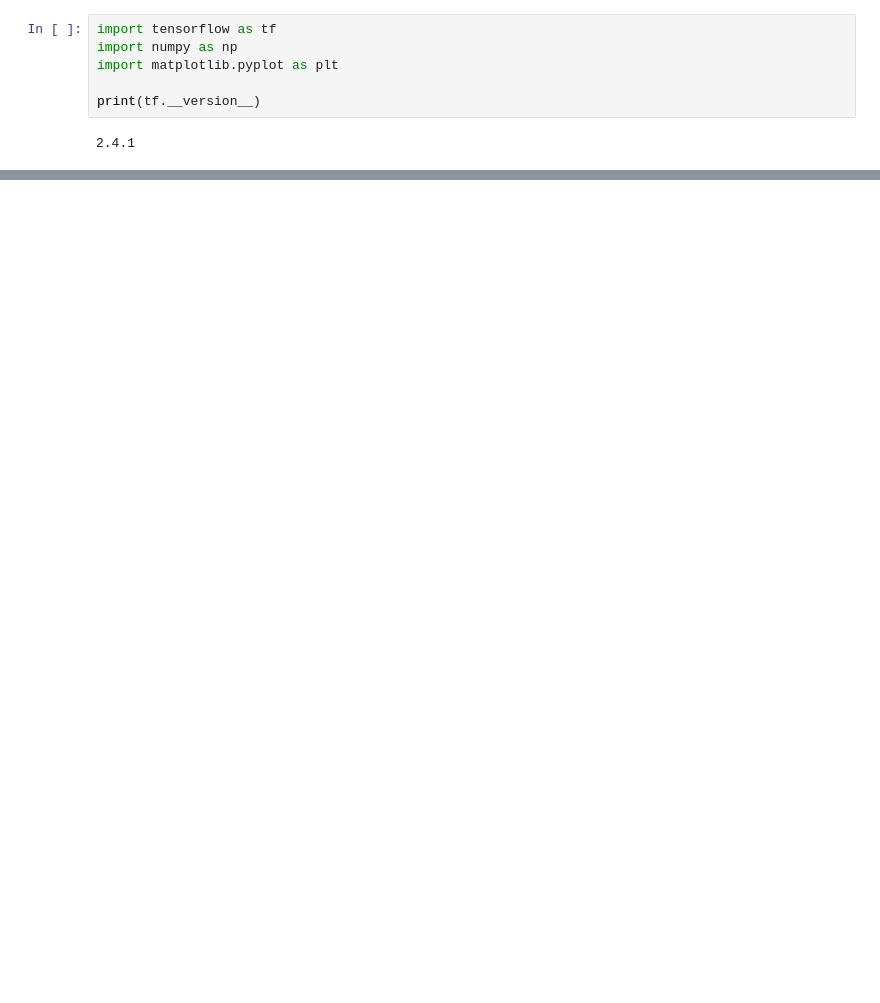
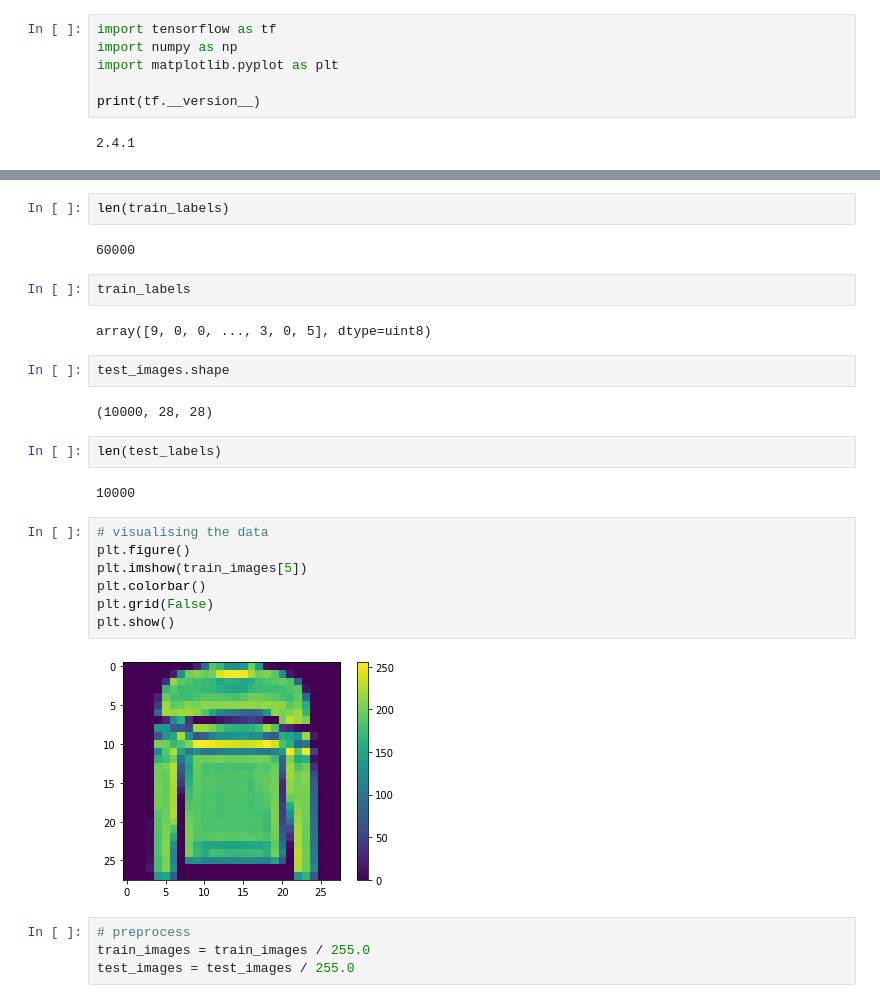
Before and after one commit to Chudy246/tensorflow_tutorials, a Jupyter notebook: im_cl_fashion_mnist.ipynb, the cells around one changed output, grey strips where cells are left out. Drawn from its saved outputs; the diff is of its cells as text; blank space fills up the shorter version.

Commit message:
Completed the first lecture in tensorflow tutorial about image classification using Fashion MNIST dataset.

```diff
--- a/im_cl_fashion_mnist.ipynb
+++ b/im_cl_fashion_mnist.ipynb
@@ -21,0 +31,29 @@ Downloading data from https://storage.googleapis.com/tensorflow/tf-keras-dataset
+# %%
+len(train_labels)
+# %% [output]
+60000
+# %%
+train_labels
+# %% [output]
+array([9, 0, 0, ..., 3, 0, 5], dtype=uint8)
+# %%
+test_images.shape
+# %% [output]
+(10000, 28, 28)
+# %%
+len(test_labels)
+# %% [output]
+10000
+# %%
+# visualising the data
+plt.figure()
+plt.imshow(train_images[5])
+plt.colorbar()
+plt.grid(False)
+plt.show()
+# %% [output]
+[figure, added]
+# %%
+# preprocess
+train_images = train_images / 255.0
+test_images = test_images / 255.0
```
Also changed, not shown: parts of 20 cells of this notebook.
